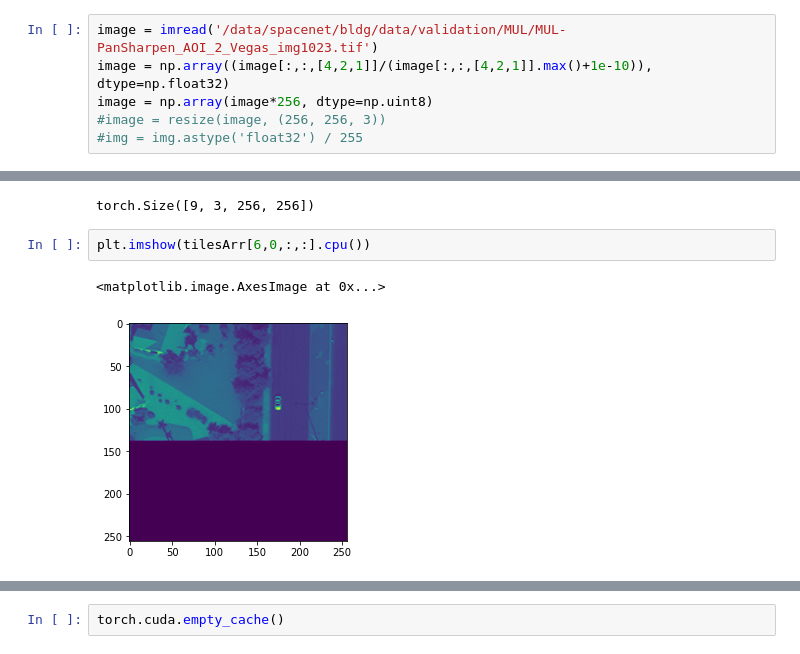
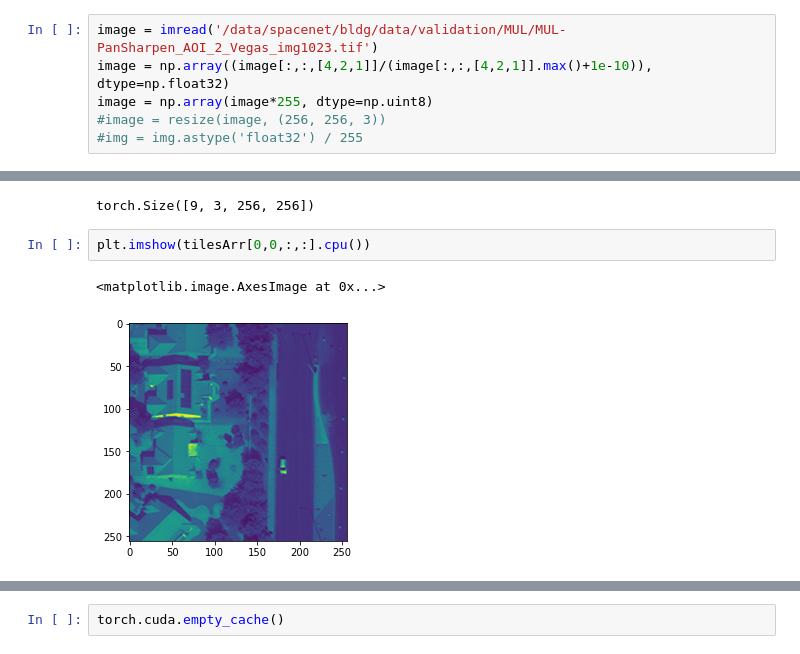
Before and after one commit to bryanjonas/pytorch-nested-unet, a Jupyter notebook: InferenceNotebook.ipynb, the cells around one changed output, grey strips where cells are left out. Drawn from its saved outputs; the diff is of its cells as text.

```diff
--- a/InferenceNotebook.ipynb
+++ b/InferenceNotebook.ipynb
@@ -45,7 +45,7 @@ overlap = 0
 # %%
 image = imread('/data/spacenet/bldg/data/validation/MUL/MUL-PanSharpen_AOI_2_Vegas_img1023.tif')
 image = np.array((image[:,:,[4,2,1]]/(image[:,:,[4,2,1]].max()+1e-10)), dtype=np.float32)
-image = np.array(image*256, dtype=np.uint8)
+image = np.array(image*255, dtype=np.uint8)
 #image = resize(image, (256, 256, 3))
 #img = img.astype('float32') / 255
 # %%
@@ -88,10 +88,10 @@ tilesArr.shape
 # %% [output]
 torch.Size([9, 3, 256, 256])
 # %%
-plt.imshow(tilesArr[6,0,:,:].cpu())
+plt.imshow(tilesArr[0,0,:,:].cpu())
 # %% [output]
 <matplotlib.image.AxesImage at 0x...>
-[figure, old version]
+[figure, new version]
 # %%
 image = imread('/data/spacenet/bldg/data/validation/MUL/MUL-PanSharpen_AOI_2_Vegas_img1023.tif')
 img = np.array((image[:,:,[4,2,1]]/(image[:,:,[4,2,1]].max()+1e-10)), dtype=np.float32)
```
Also changed, not shown: parts of 6 cells of this notebook, 2 other files.
